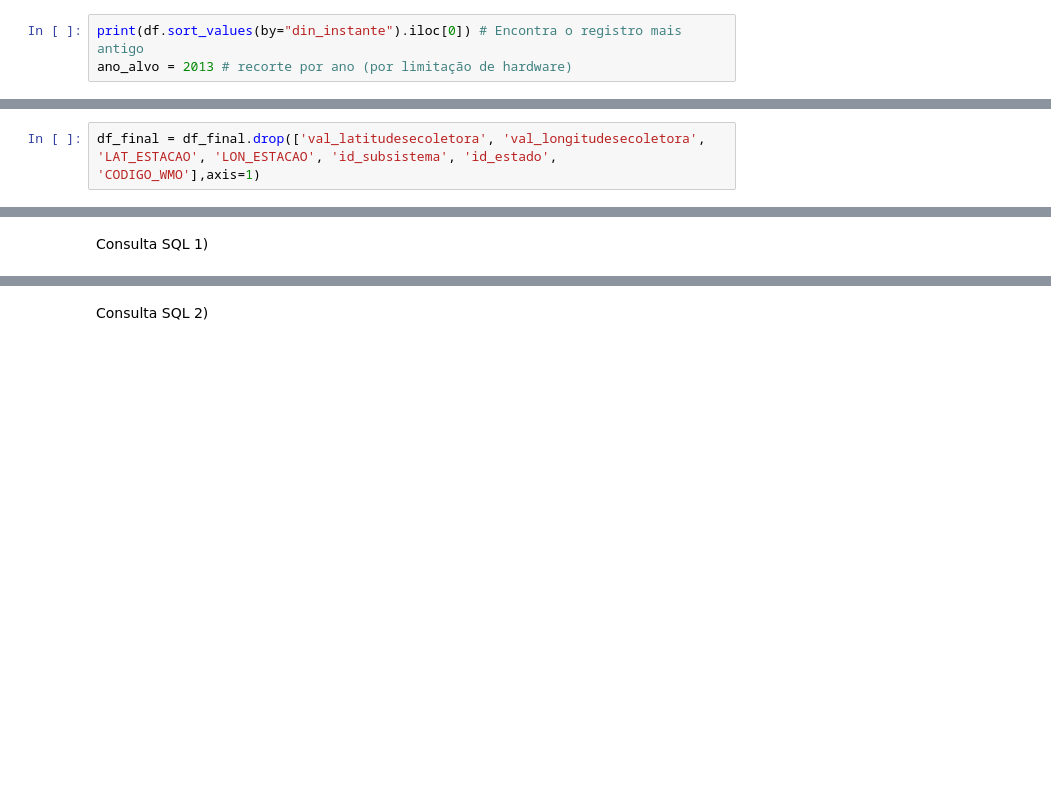
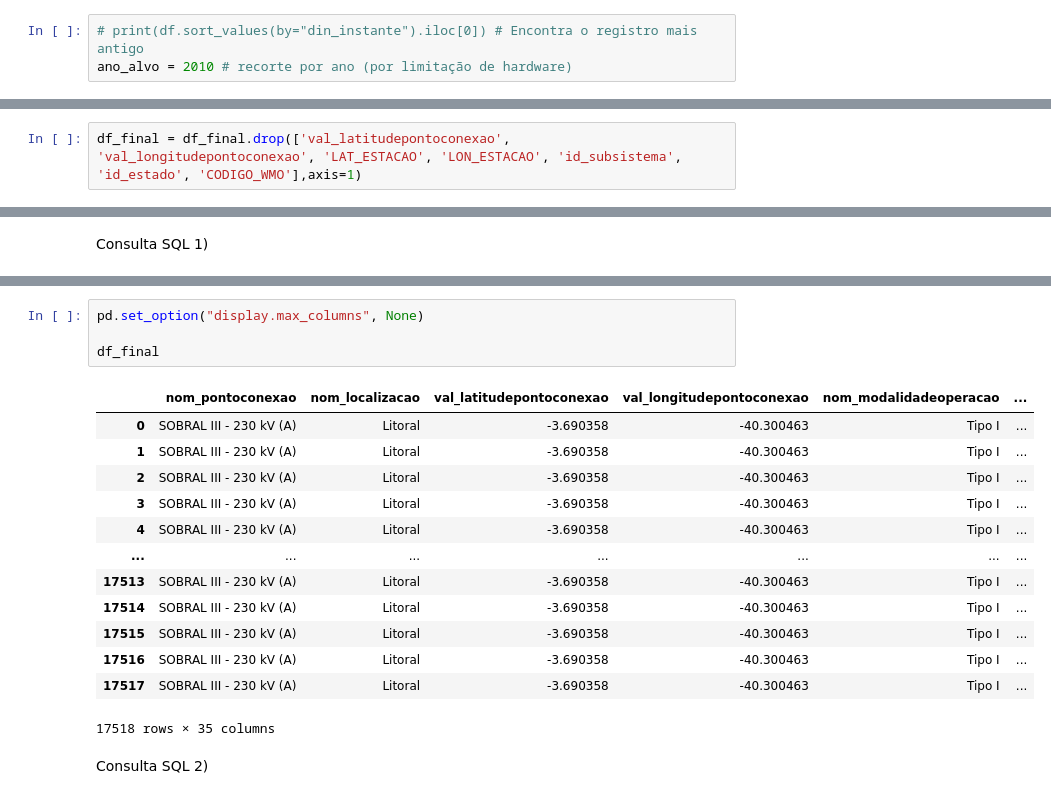
Before and after one commit to batichotti/wind-solar-capacity-predictor, a Jupyter notebook: notebook.ipynb, the cells around one changed output, grey strips where cells are left out. Cells and saved outputs as stored; diff of their text form; blank space fills up the shorter version.

```diff
--- a/notebook.ipynb
+++ b/notebook.ipynb
@@ -44,8 +48,8 @@ df["din_instante"] = pd.to_datetime(df["din_instante"])
 
 df = df.drop(['nom_subsistema', 'cod_pontoconexao', 'ceg', 'nom_estado', 'val_fatorcapacidade', 'val_geracaoprogramada'],axis=1) # fator de capacidade é derivado da capacidade gerada e geracao programada é literalmente a previsão da gereção
 # %%
-print(df.sort_values(by="din_instante").iloc[0]) # Encontra o registro mais antigo
-ano_alvo = 2013 # recorte por ano (por limitação de hardware)
+# print(df.sort_values(by="din_instante").iloc[0]) # Encontra o registro mais antigo
+ano_alvo = 2010 # recorte por ano (por limitação de hardware)
 # %% [markdown]
 Lê os dados metereológicos extraídos do [INMET](https://portal.inmet.gov.br/dadoshistoricos) a partir de 2009 até 2026:
 # %%
@@ -247,5 +257,5 @@ gc.collect()
 # %%
-df_final = df_final.drop(['val_latitudesecoletora', 'val_longitudesecoletora', 'LAT_ESTACAO', 'LON_ESTACAO', 'id_subsistema', 'id_estado', 'CODIGO_WMO'],axis=1)
+df_final = df_final.drop(['val_latitudepontoconexao', 'val_longitudepontoconexao', 'LAT_ESTACAO', 'LON_ESTACAO', 'id_subsistema', 'id_estado', 'CODIGO_WMO'],axis=1)
 # %%
 print(df_final.iloc[67])
 print((df_final['nom_tipousina'] != 'Eólica').mean())
@@ -254,3 +301,21 @@ Consulta SQL 1)
+# %%
+pd.set_option("display.max_columns", None)
+
+df_final
+# %% [output]
+|  | nom_pontoconexao | nom_localizacao | val_latitudepontoconexao | val_longitudepontoconexao | nom_modalidadeoperacao | ... |
+| 0 | SOBRAL III - 230 kV (A) | Litoral | -3.690358 | -40.300463 | Tipo I | ... |
+| 1 | SOBRAL III - 230 kV (A) | Litoral | -3.690358 | -40.300463 | Tipo I | ... |
+| 2 | SOBRAL III - 230 kV (A) | Litoral | -3.690358 | -40.300463 | Tipo I | ... |
+| 3 | SOBRAL III - 230 kV (A) | Litoral | -3.690358 | -40.300463 | Tipo I | ... |
+| 4 | SOBRAL III - 230 kV (A) | Litoral | -3.690358 | -40.300463 | Tipo I | ... |
+| ... | ... | ... | ... | ... | ... | ... |
+| 17513 | SOBRAL III - 230 kV (A) | Litoral | -3.690358 | -40.300463 | Tipo I | ... |
+| 17514 | SOBRAL III - 230 kV (A) | Litoral | -3.690358 | -40.300463 | Tipo I | ... |
+| 17515 | SOBRAL III - 230 kV (A) | Litoral | -3.690358 | -40.300463 | Tipo I | ... |
+| 17516 | SOBRAL III - 230 kV (A) | Litoral | -3.690358 | -40.300463 | Tipo I | ... |
+| 17517 | SOBRAL III - 230 kV (A) | Litoral | -3.690358 | -40.300463 | Tipo I | ... |
+17518 rows × 35 columns
 # %% [markdown]
 Consulta SQL 2)
 # %% [markdown]
```
Also changed, not shown: parts of 7 cells of this notebook, 2 other files.
